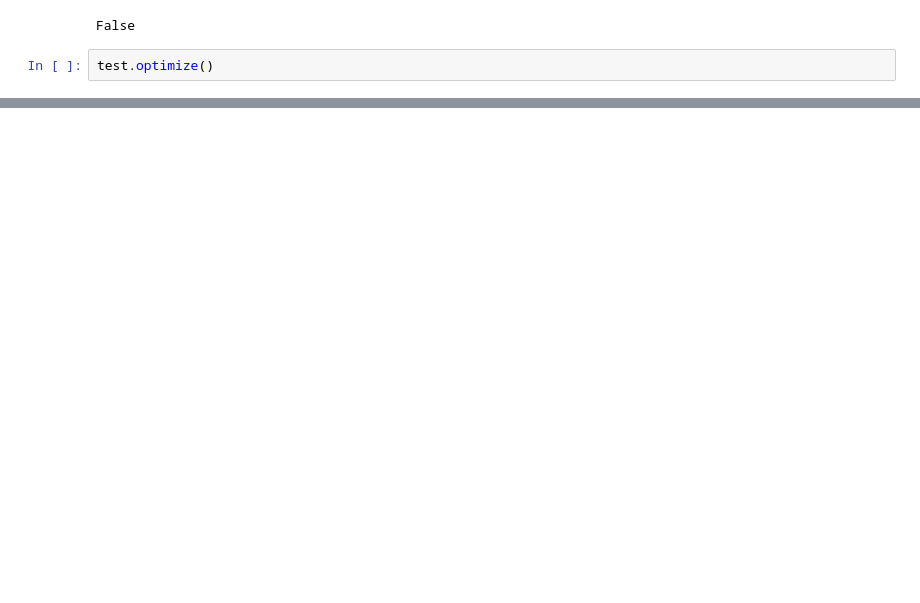
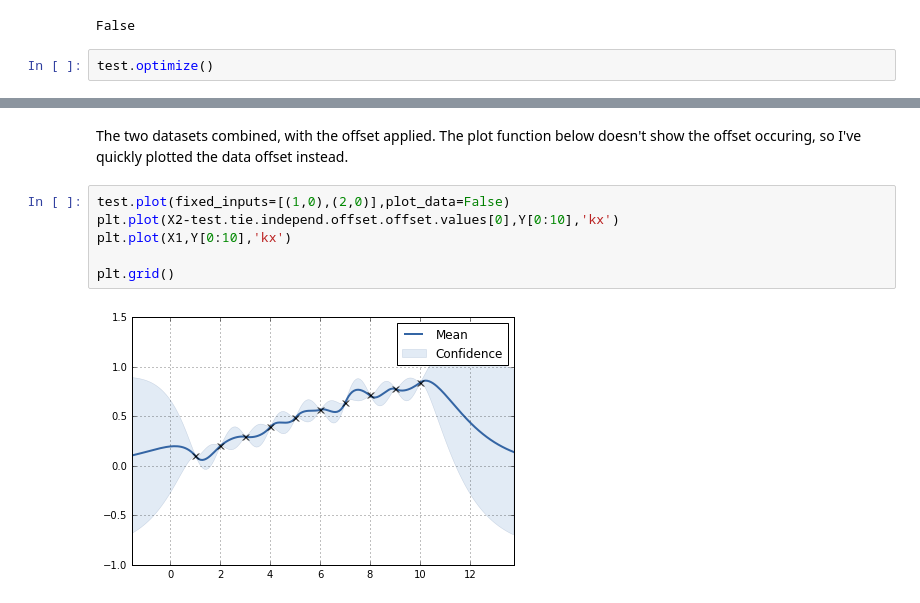
Before and after one commit to lionfish0/clustering, a Jupyter notebook: Example using the Tie Kernel.ipynb, the cells around one changed output, grey strips where cells are left out. Cells and saved outputs as stored; diff of their text form; blank space fills up the shorter version.

```diff
--- a/Example using the Tie Kernel.ipynb
+++ b/Example using the Tie Kernel.ipynb
@@ -181,0 +186,10 @@ Updates: True
+# %% [markdown]
+The two datasets combined, with the offset applied. The plot function below doesn't show the offset occuring, so I've quickly plotted the data offset instead.
+# %%
+test.plot(fixed_inputs=[(1,0),(2,0)],plot_data=False)
+plt.plot(X2-test.tie.independ.offset.offset.values[0],Y[0:10],'kx')
+plt.plot(X1,Y[0:10],'kx')
+
+plt.grid()
+# %% [output]
+[figure, added]
```
Also changed, not shown: parts of 15 cells of this notebook.
